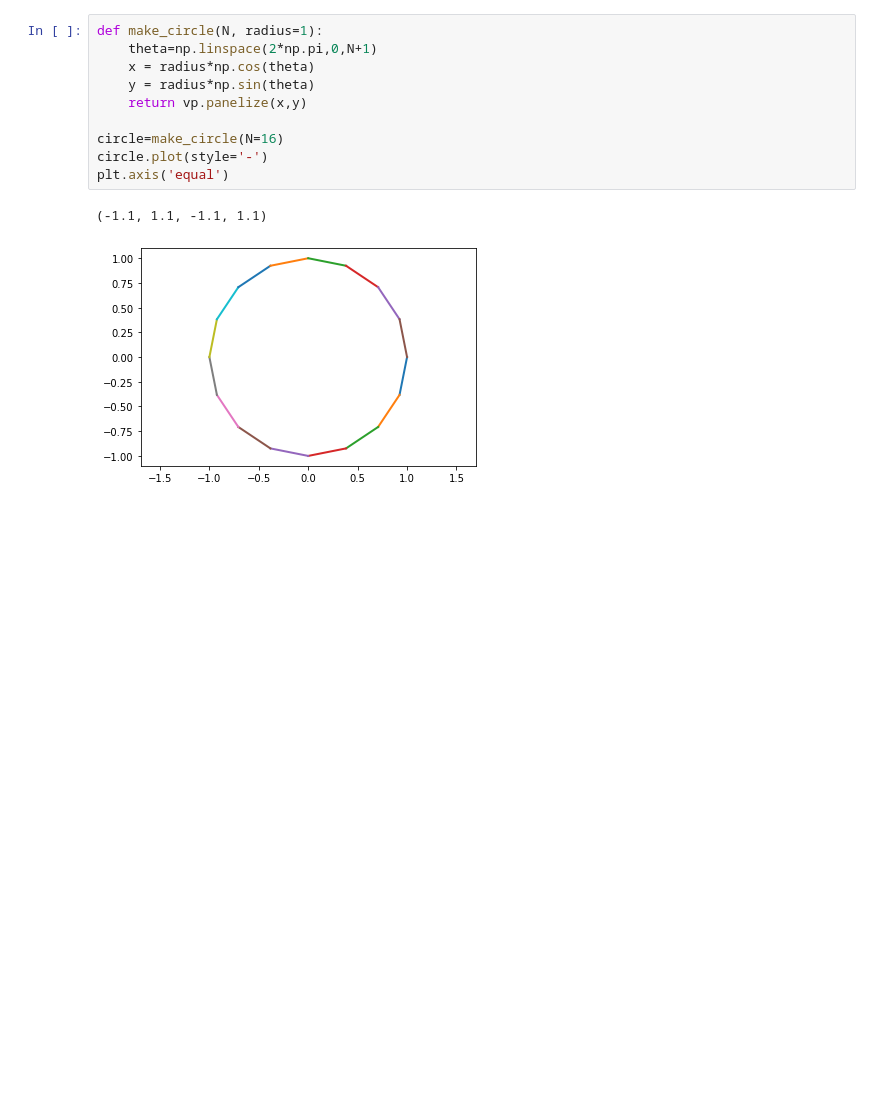
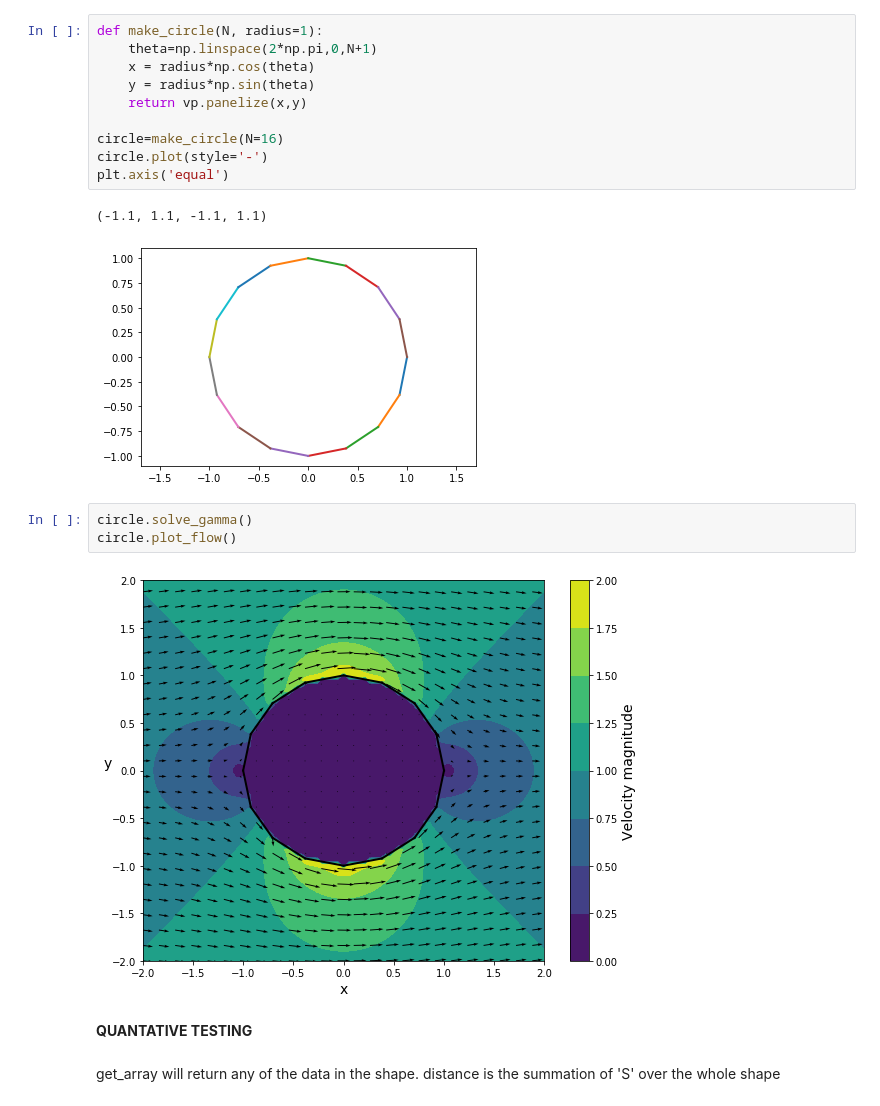
Before and after one commit to weymouth/MarineHydro, a Jupyter notebook: tutorials/notebook template.ipynb, the cells around one changed output. Cells and saved outputs as stored; diff of their text form; blank space fills up the shorter version.

```diff
--- a/tutorials/notebook template.ipynb
+++ b/tutorials/notebook template.ipynb
@@ -108,3 +109,13 @@ plt.axis('equal')
 # %% [output]
 (-1.1, 1.1, -1.1, 1.1)
 [figure]
+# %%
+circle.solve_gamma()
+circle.plot_flow()
+# %% [output]
+[figure, added]
+# %% [markdown]
+**QUANTATIVE TESTING**
+# %% [markdown]
+get_array will return any of the data in the shape.
+distance is the summation of 'S' over the whole shape
```
Also changed, not shown: parts of 7 cells of this notebook.
